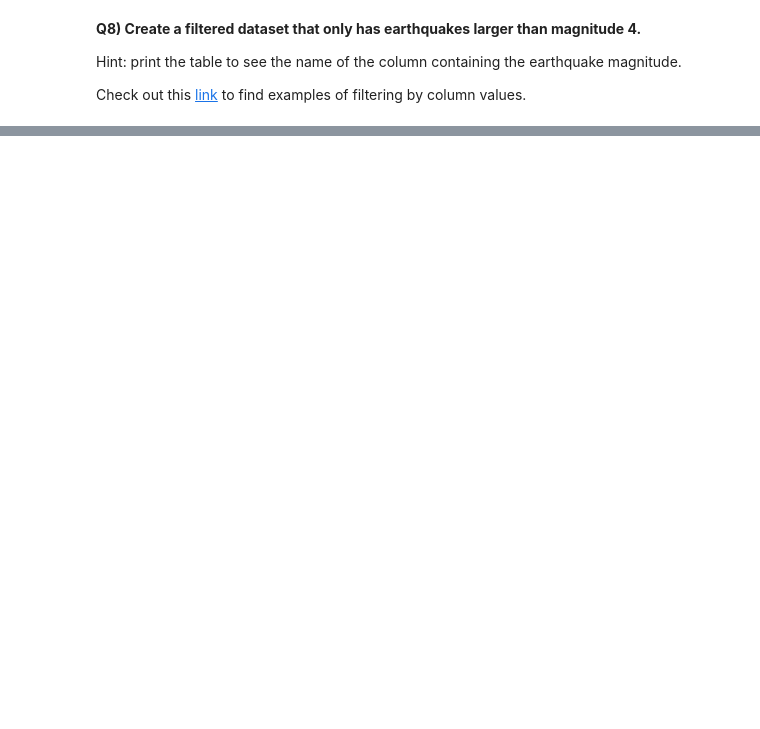
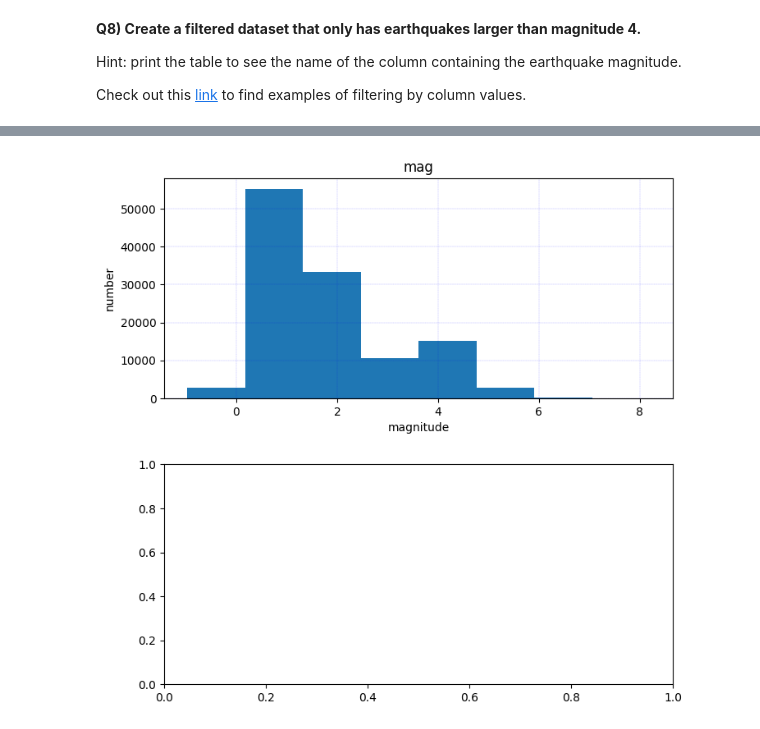
Before and after one commit to NilsChabloz/2026_Intro_Python, a Jupyter notebook: live/part-I/1.5-pandas-environmental-exercises.ipynb, the cells around one changed output, grey strips where cells are left out. Cells and saved outputs as stored; diff of their text form; code cells hidden in the pictures; blank space fills up the shorter version.

```diff
--- a/live/part-I/1.5-pandas-environmental-exercises.ipynb
+++ b/live/part-I/1.5-pandas-environmental-exercises.ipynb
@@ -121,3 +170,4 @@ Hint 2: you will use `.split()` to extract the country names. The documentation
 can be found [here](https://pandas.pydata.org/pandas-docs/stable/reference/api/pandas.Series.str.split.html?highlight=split#pandas.Series.str.split).
 # %%
 # Extract the state or country, and add it as a new column to the DataFrame called country
+earthquakes['country'] = earthquakes['place'].split(',')
@@ -191,0 +326,10 @@ side.
+# %%
+fig, axes = plt.subplots(nrows = 2, ncols = 1, figsize = (8, 8))
+ax0, ax1 = axes
+
+earthquakes.hist(column='mag',ax=ax0, bins = 8)
+ax0.set_ylabel('number')
+ax0.set_xlabel('magnitude')
+ax0.grid(which='major', linestyle=':', color='b', linewidth=0.2)
+# %% [output]
+[figure, added]
```
Also changed, not shown: parts of 30 cells of this notebook.
